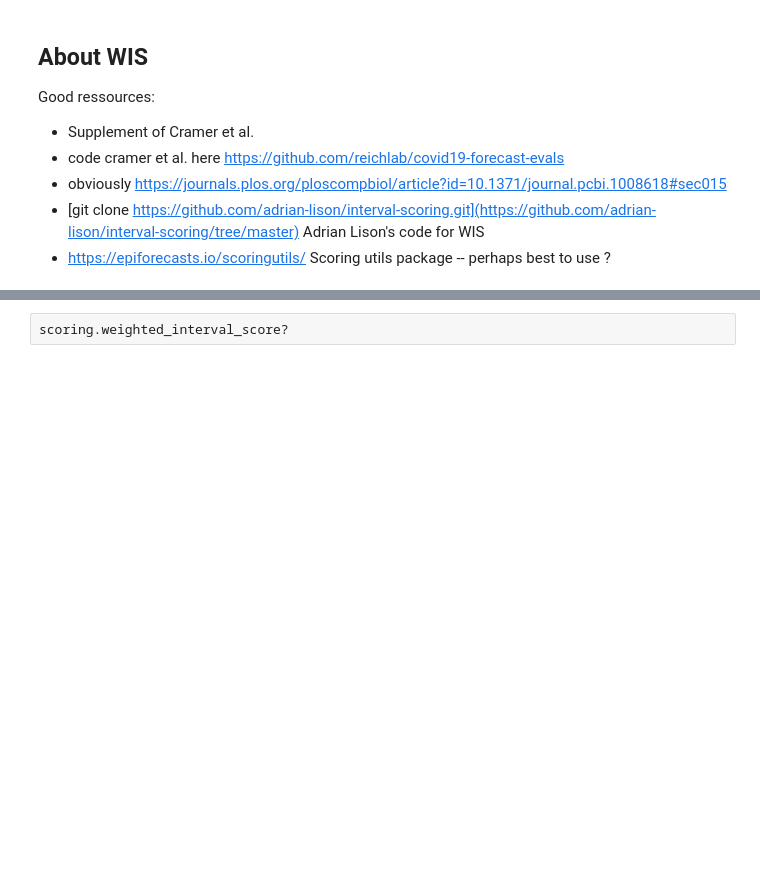
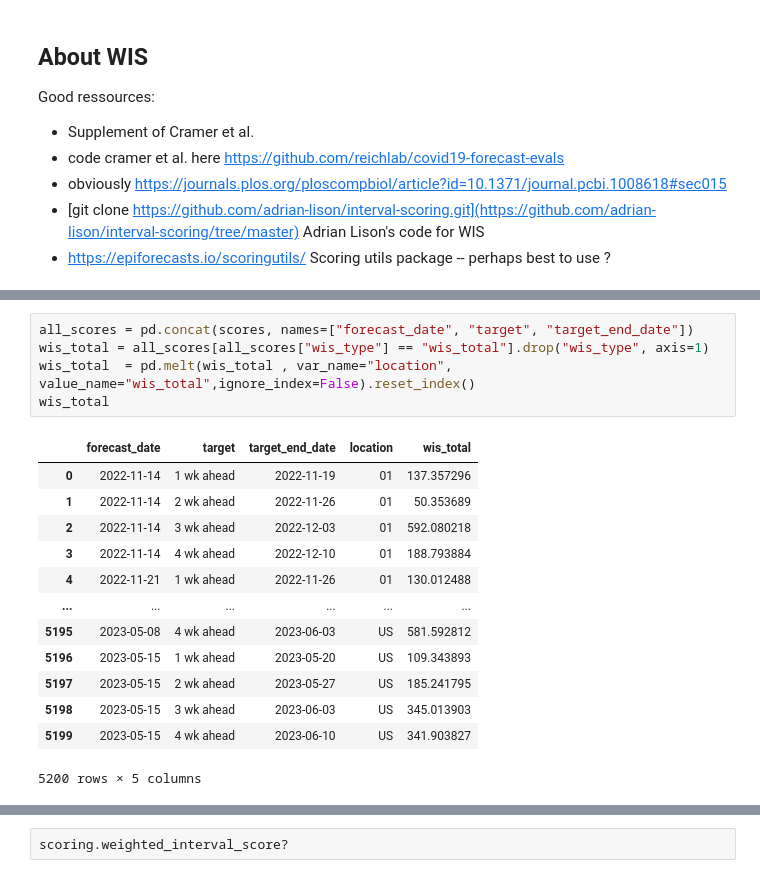
Before and after one commit to CyGei/influpaint, a Jupyter notebook: benchmark.ipynb, the cells around one changed output, grey strips where cells are left out. Cells and saved outputs as stored; diff of their text form; blank space fills up the shorter version.

```diff
--- a/benchmark.ipynb
+++ b/benchmark.ipynb
@@ -81,0 +123,19 @@ q_dict[0.01]
+# %%
+all_scores = pd.concat(scores, names=["forecast_date", "target", "target_end_date"])
+wis_total = all_scores[all_scores["wis_type"] == "wis_total"].drop("wis_type", axis=1)
+wis_total  = pd.melt(wis_total , var_name="location", value_name="wis_total",ignore_index=False).reset_index()
+wis_total
+# %% [output]
+|  | forecast_date | target | target_end_date | location | wis_total |
+| 0 | 2022-11-14 | 1 wk ahead | 2022-11-19 | 01 | 137.357296 |
+| 1 | 2022-11-14 | 2 wk ahead | 2022-11-26 | 01 | 50.353689 |
+| 2 | 2022-11-14 | 3 wk ahead | 2022-12-03 | 01 | 592.080218 |
+| 3 | 2022-11-14 | 4 wk ahead | 2022-12-10 | 01 | 188.793884 |
+| 4 | 2022-11-21 | 1 wk ahead | 2022-11-26 | 01 | 130.012488 |
+| ... | ... | ... | ... | ... | ... |
+| 5195 | 2023-05-08 | 4 wk ahead | 2023-06-03 | US | 581.592812 |
+| 5196 | 2023-05-15 | 1 wk ahead | 2023-05-20 | US | 109.343893 |
+| 5197 | 2023-05-15 | 2 wk ahead | 2023-05-27 | US | 185.241795 |
+| 5198 | 2023-05-15 | 3 wk ahead | 2023-06-03 | US | 345.013903 |
+| 5199 | 2023-05-15 | 4 wk ahead | 2023-06-10 | US | 341.903827 |
+5200 rows × 5 columns
```
Also changed, not shown: parts of 13 cells of this notebook.
